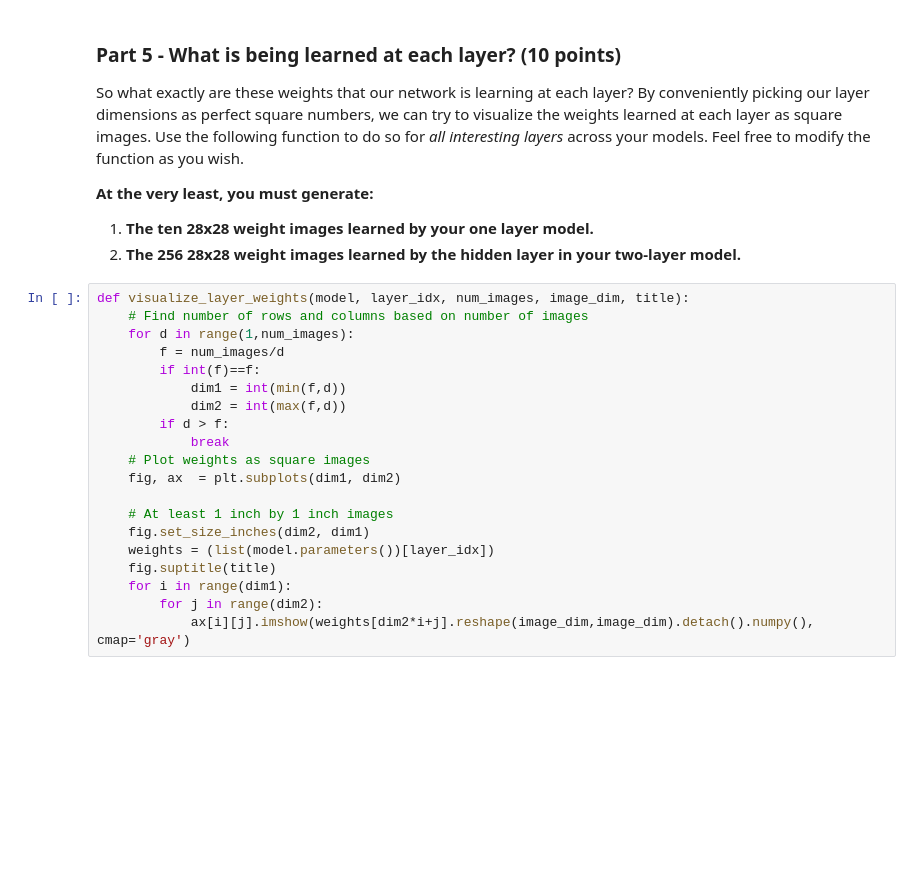
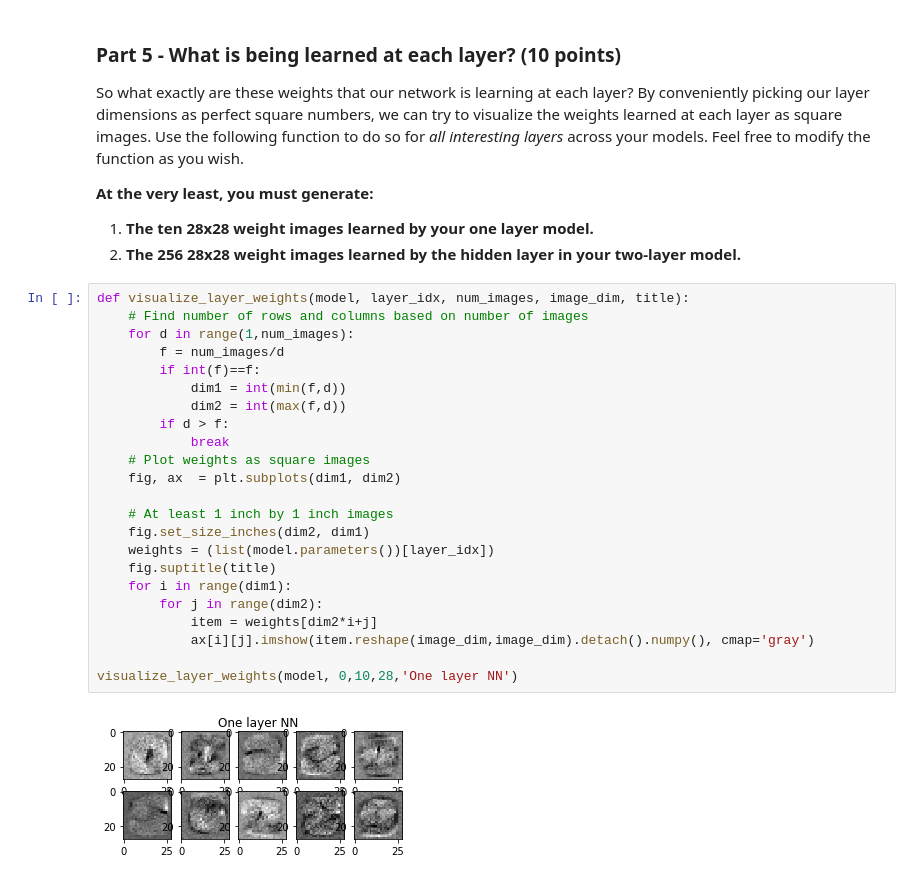
Before and after one commit to yan6pz/AML-Projects, a Jupyter notebook: homework8/HW8.ipynb, the cells around one changed output. Cells and saved outputs as stored; diff of their text form; blank space fills up the shorter version.

Commit message:
Images of NN layers

```diff
--- a/homework8/HW8.ipynb
+++ b/homework8/HW8.ipynb
@@ -510,20 +498,25 @@ So what exactly are these weights that our network is learning at each layer? By
 # %%
 def visualize_layer_weights(model, layer_idx, num_images, image_dim, title):
     # Find number of rows and columns based on number of images
     for d in range(1,num_images):
         f = num_images/d
         if int(f)==f:
             dim1 = int(min(f,d))
             dim2 = int(max(f,d))
         if d > f:
             break
     # Plot weights as square images
     fig, ax  = plt.subplots(dim1, dim2)
 
     # At least 1 inch by 1 inch images
     fig.set_size_inches(dim2, dim1)
     weights = (list(model.parameters())[layer_idx])
     fig.suptitle(title)
     for i in range(dim1):
         for j in range(dim2):
-            ax[i][j].imshow(weights[dim2*i+j].reshape(image_dim,image_dim).detach().numpy(), cmap='gray')
+            item = weights[dim2*i+j]
+            ax[i][j].imshow(item.reshape(image_dim,image_dim).detach().numpy(), cmap='gray')
+
+visualize_layer_weights(model, 0,10,28,'One layer NN')
+# %% [output]
+[figure, added]
```
Also changed, not shown: parts of 14 cells of this notebook, 7 other files.
